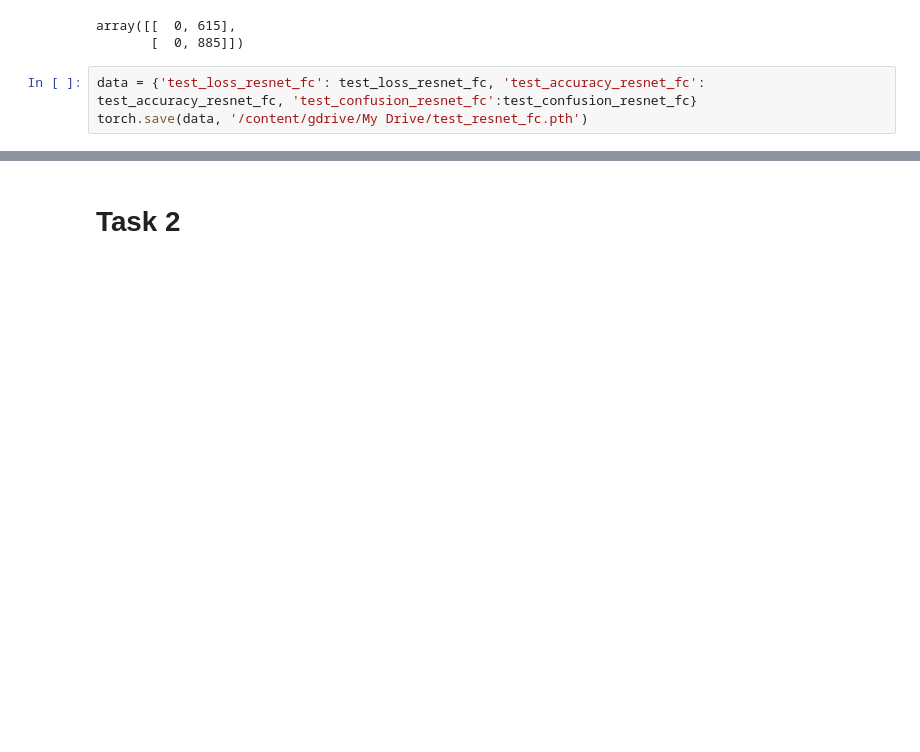
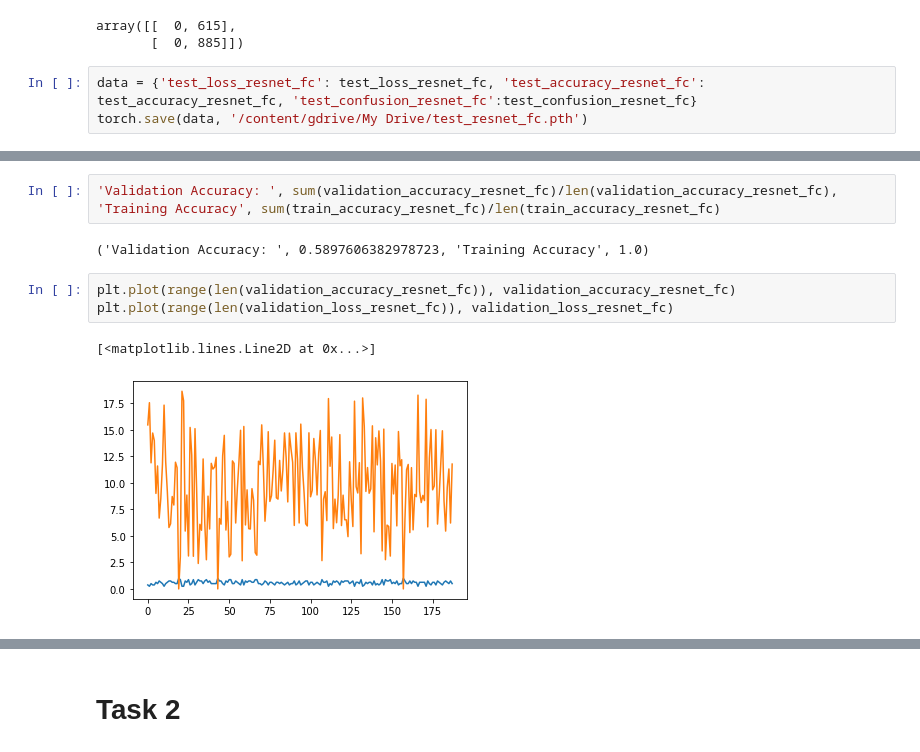
Before and after one commit to khaqan-ashraf/msds19019_COVID19_DLSpring2020, a Jupyter notebook: covid19_classification.ipynb, the cells around one changed output, grey strips where cells are left out. Saved outputs shown, nothing was run; the diff lists cells and outputs as text; blank space fills up the shorter version.

```diff
--- a/covid19_classification.ipynb
+++ b/covid19_classification.ipynb
@@ -468,0 +532,10 @@ torch.save(data, '/content/gdrive/My Drive/test_resnet_fc.pth')
+# %%
+'Validation Accuracy: ', sum(validation_accuracy_resnet_fc)/len(validation_accuracy_resnet_fc), 'Training Accuracy', sum(train_accuracy_resnet_fc)/len(train_accuracy_resnet_fc)
+# %% [output]
+('Validation Accuracy: ', 0.5897606382978723, 'Training Accuracy', 1.0)
+# %%
+plt.plot(range(len(validation_accuracy_resnet_fc)), validation_accuracy_resnet_fc)
+plt.plot(range(len(validation_loss_resnet_fc)), validation_loss_resnet_fc)
+# %% [output]
+[<matplotlib.lines.Line2D at 0x...>]
+[figure, added]
```
Also changed, not shown: parts of 19 cells of this notebook.
